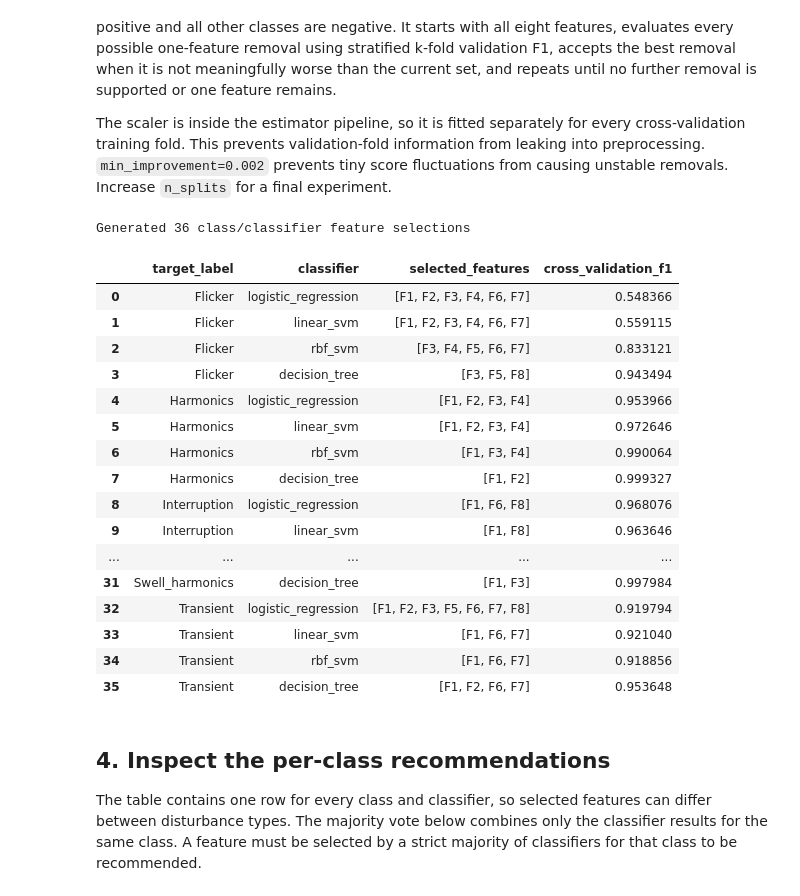
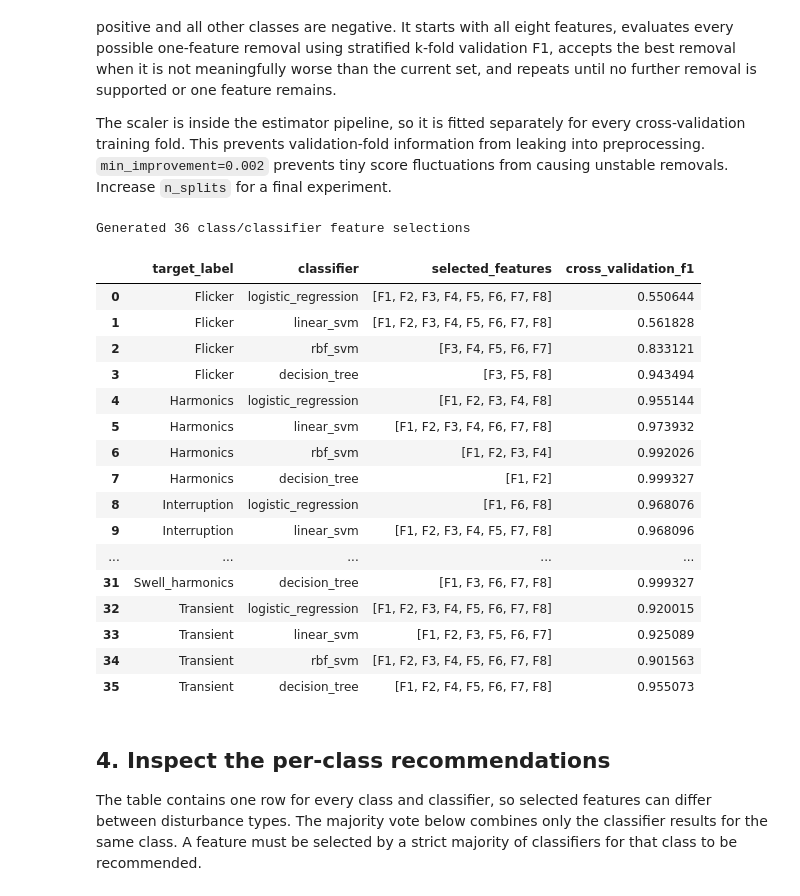
Before and after one commit to Kibestar/EE4C12---Machine-Learning-Project, a Jupyter notebook: Code/01 Task/vossi/Bagging_Feature_Selection.ipynb, the cells around one changed output. Drawn from its saved outputs; the diff is of its cells as text; code cells hidden in the pictures.

```diff
--- a/Code/01 Task/vossi/Bagging_Feature_Selection.ipynb
+++ b/Code/01 Task/vossi/Bagging_Feature_Selection.ipynb
@@ -57,43 +57,43 @@ The scaler is inside the estimator pipeline, so it is fitted separately for ever
 # %%
 results = run_feature_selection(
     data,
     n_splits=5,
-    min_improvement=0.002,
+    min_improvement=0.000,
     random_state=42,
 )
 
 # The function returns one list containing every class/classifier result.
 assert isinstance(results, list), (
     "Restart the kernel to load the updated feature-selection module."
 )
 print(f"Generated {len(results)} class/classifier feature selections")
 
 summary = pd.DataFrame({
     "target_label": [result.target_label for result in results],
     "classifier": [result.classifier for result in results],
     "selected_features": [list(result.selected_features) for result in results],
     "cross_validation_f1": [result.score for result in results],
 })
 summary
 # %% [output]
 Generated 36 class/classifier feature selections
 |  | target_label | classifier | selected_features | cross_validation_f1 |
-| 0 | Flicker | logistic_regression | [F1, F2, F3, F4, F6, F7] | 0.548366 |
-| 1 | Flicker | linear_svm | [F1, F2, F3, F4, F6, F7] | 0.559115 |
+| 0 | Flicker | logistic_regression | [F1, F2, F3, F4, F5, F6, F7, F8] | 0.550644 |
+| 1 | Flicker | linear_svm | [F1, F2, F3, F4, F5, F6, F7, F8] | 0.561828 |
 | 2 | Flicker | rbf_svm | [F3, F4, F5, F6, F7] | 0.833121 |
 | 3 | Flicker | decision_tree | [F3, F5, F8] | 0.943494 |
-| 4 | Harmonics | logistic_regression | [F1, F2, F3, F4] | 0.953966 |
-| 5 | Harmonics | linear_svm | [F1, F2, F3, F4] | 0.972646 |
-| 6 | Harmonics | rbf_svm | [F1, F3, F4] | 0.990064 |
+| 4 | Harmonics | logistic_regression | [F1, F2, F3, F4, F8] | 0.955144 |
+| 5 | Harmonics | linear_svm | [F1, F2, F3, F4, F6, F7, F8] | 0.973932 |
+| 6 | Harmonics | rbf_svm | [F1, F2, F3, F4] | 0.992026 |
 | 7 | Harmonics | decision_tree | [F1, F2] | 0.999327 |
 | 8 | Interruption | logistic_regression | [F1, F6, F8] | 0.968076 |
-| 9 | Interruption | linear_svm | [F1, F8] | 0.963646 |
+| 9 | Interruption | linear_svm | [F1, F2, F3, F4, F5, F7, F8] | 0.968096 |
 | ... | ... | ... | ... | ... |
-| 31 | Swell_harmonics | decision_tree | [F1, F3] | 0.997984 |
-| 32 | Transient | logistic_regression | [F1, F2, F3, F5, F6, F7, F8] | 0.919794 |
-| 33 | Transient | linear_svm | [F1, F6, F7] | 0.921040 |
-| 34 | Transient | rbf_svm | [F1, F6, F7] | 0.918856 |
-| 35 | Transient | decision_tree | [F1, F2, F6, F7] | 0.953648 |
+| 31 | Swell_harmonics | decision_tree | [F1, F3, F6, F7, F8] | 0.999327 |
+| 32 | Transient | logistic_regression | [F1, F2, F3, F4, F5, F6, F7, F8] | 0.920015 |
+| 33 | Transient | linear_svm | [F1, F2, F3, F5, F6, F7] | 0.925089 |
+| 34 | Transient | rbf_svm | [F1, F2, F3, F4, F5, F6, F7, F8] | 0.901563 |
+| 35 | Transient | decision_tree | [F1, F2, F4, F5, F6, F7, F8] | 0.955073 |
 # %% [markdown]
 ## 4. Inspect the per-class recommendations
 
```
Also changed, not shown: parts of 1 cell of this notebook, 3 other files.
